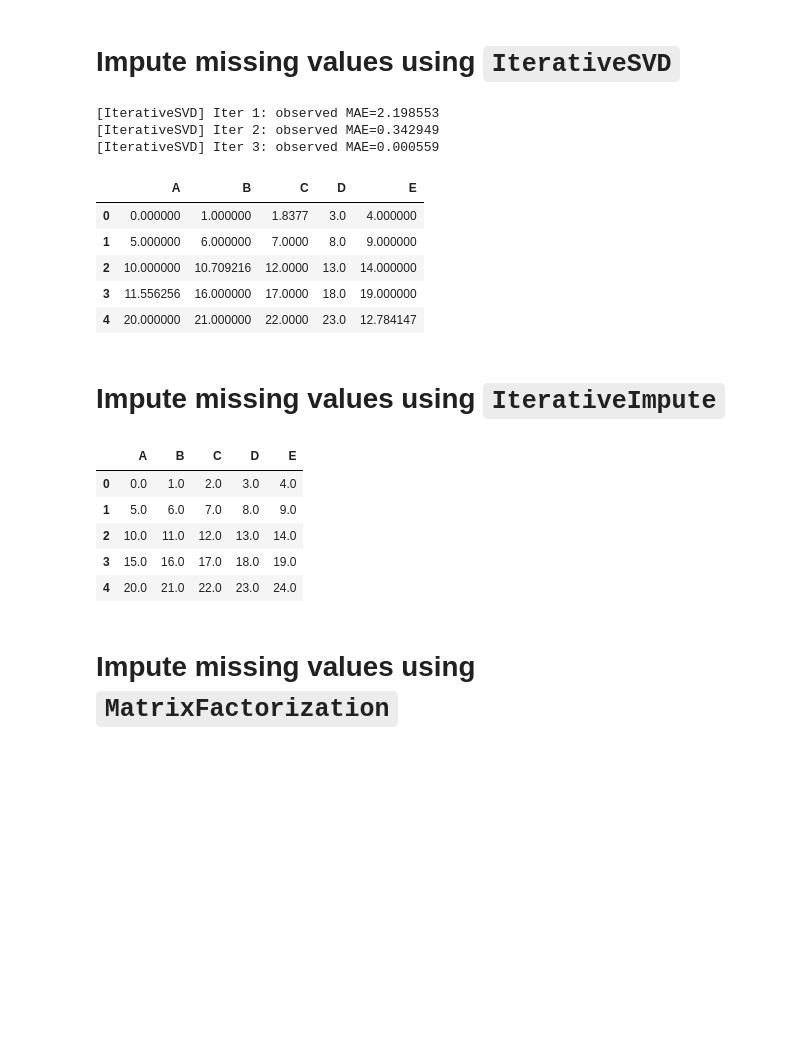
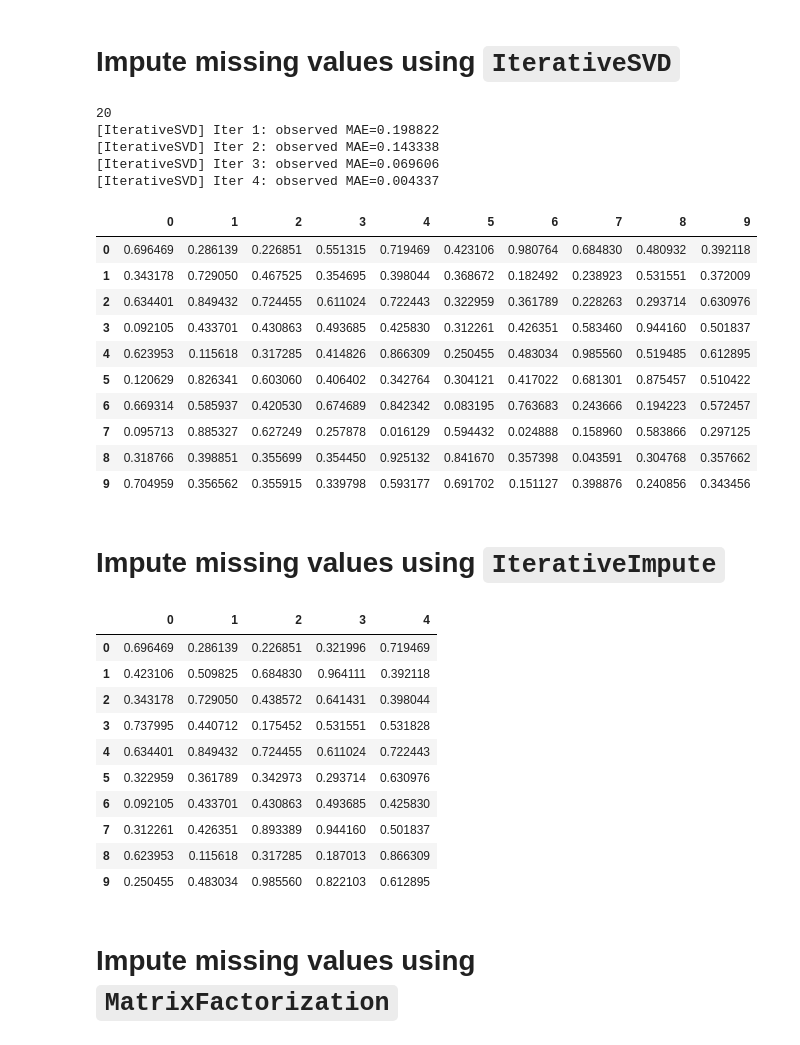
Before and after one commit to liguowang/ultra-impute, a Jupyter notebook: doc/Tutorial.ipynb, the cells around one changed output. Saved outputs shown, nothing was run; the diff lists cells and outputs as text; code cells hidden in the pictures; blank space fills up the shorter version.

```diff
--- a/doc/Tutorial.ipynb
+++ b/doc/Tutorial.ipynb
@@ -298,31 +397,46 @@ mf1.fill_SoftImpute()
 # %%
 # Matrix completion by iterative low-rank SVD decomposition.
 # The input dataframe must have at least 5 columns.
-mf1.fill_IterativeSVD()
+
+d6 = toy_df(n_rows=10, n_cols=10, missingness=0.2, min_val=0, max_val=1, rand_seed=123)
+mf6 = MissFiller(d6)
+mf6.fill_IterativeSVD()
 # %% [output]
-[IterativeSVD] Iter 1: observed MAE=2.198553
-[IterativeSVD] Iter 2: observed MAE=0.342949
-[IterativeSVD] Iter 3: observed MAE=0.000559
+20
+[IterativeSVD] Iter 1: observed MAE=0.198822
+[IterativeSVD] Iter 2: observed MAE=0.143338
+[IterativeSVD] Iter 3: observed MAE=0.069606
+[IterativeSVD] Iter 4: observed MAE=0.004337
-|  | A | B | C | D | E |
-| 0 | 0.000000 | 1.000000 | 1.8377 | 3.0 | 4.000000 |
-| 1 | 5.000000 | 6.000000 | 7.0000 | 8.0 | 9.000000 |
-| 2 | 10.000000 | 10.709216 | 12.0000 | 13.0 | 14.000000 |
-| 3 | 11.556256 | 16.000000 | 17.0000 | 18.0 | 19.000000 |
-| 4 | 20.000000 | 21.000000 | 22.0000 | 23.0 | 12.784147 |
+|  | 0 | 1 | 2 | 3 | 4 | 5 | 6 | 7 | 8 | 9 |
+| 0 | 0.696469 | 0.286139 | 0.226851 | 0.551315 | 0.719469 | 0.423106 | 0.980764 | 0.684830 | 0.480932 | 0.392118 |
+| 1 | 0.343178 | 0.729050 | 0.467525 | 0.354695 | 0.398044 | 0.368672 | 0.182492 | 0.238923 | 0.531551 | 0.372009 |
+| 2 | 0.634401 | 0.849432 | 0.724455 | 0.611024 | 0.722443 | 0.322959 | 0.361789 | 0.228263 | 0.293714 | 0.630976 |
+| 3 | 0.092105 | 0.433701 | 0.430863 | 0.493685 | 0.425830 | 0.312261 | 0.426351 | 0.583460 | 0.944160 | 0.501837 |
+| 4 | 0.623953 | 0.115618 | 0.317285 | 0.414826 | 0.866309 | 0.250455 | 0.483034 | 0.985560 | 0.519485 | 0.612895 |
+| 5 | 0.120629 | 0.826341 | 0.603060 | 0.406402 | 0.342764 | 0.304121 | 0.417022 | 0.681301 | 0.875457 | 0.510422 |
+| 6 | 0.669314 | 0.585937 | 0.420530 | 0.674689 | 0.842342 | 0.083195 | 0.763683 | 0.243666 | 0.194223 | 0.572457 |
+| 7 | 0.095713 | 0.885327 | 0.627249 | 0.257878 | 0.016129 | 0.594432 | 0.024888 | 0.158960 | 0.583866 | 0.297125 |
+| 8 | 0.318766 | 0.398851 | 0.355699 | 0.354450 | 0.925132 | 0.841670 | 0.357398 | 0.043591 | 0.304768 | 0.357662 |
+| 9 | 0.704959 | 0.356562 | 0.355915 | 0.339798 | 0.593177 | 0.691702 | 0.151127 | 0.398876 | 0.240856 | 0.343456 |
 # %% [markdown]
 # Impute missing values using `IterativeImpute`
 # %%
 # A strategy for imputing missing values by modeling each feature with
 # missing values as a function of other features in a round-robin fashion.
 # Same as MICE (Multiple Imputation by  chained equations) in R.
-mf1.fill_IterativeImputer()
+mf5.fill_IterativeImputer()
 # %% [output]
-|  | A | B | C | D | E |
-| 0 | 0.0 | 1.0 | 2.0 | 3.0 | 4.0 |
-| 1 | 5.0 | 6.0 | 7.0 | 8.0 | 9.0 |
-| 2 | 10.0 | 11.0 | 12.0 | 13.0 | 14.0 |
-| 3 | 15.0 | 16.0 | 17.0 | 18.0 | 19.0 |
-| 4 | 20.0 | 21.0 | 22.0 | 23.0 | 24.0 |
+|  | 0 | 1 | 2 | 3 | 4 |
+| 0 | 0.696469 | 0.286139 | 0.226851 | 0.321996 | 0.719469 |
+| 1 | 0.423106 | 0.509825 | 0.684830 | 0.964111 | 0.392118 |
+| 2 | 0.343178 | 0.729050 | 0.438572 | 0.641431 | 0.398044 |
+| 3 | 0.737995 | 0.440712 | 0.175452 | 0.531551 | 0.531828 |
+| 4 | 0.634401 | 0.849432 | 0.724455 | 0.611024 | 0.722443 |
+| 5 | 0.322959 | 0.361789 | 0.342973 | 0.293714 | 0.630976 |
+| 6 | 0.092105 | 0.433701 | 0.430863 | 0.493685 | 0.425830 |
+| 7 | 0.312261 | 0.426351 | 0.893389 | 0.944160 | 0.501837 |
+| 8 | 0.623953 | 0.115618 | 0.317285 | 0.187013 | 0.866309 |
+| 9 | 0.250455 | 0.483034 | 0.985560 | 0.822103 | 0.612895 |
 # %% [markdown]
 # Impute missing values using `MatrixFactorization`
 # %%
```
Also changed, not shown: parts of 25 cells of this notebook.
